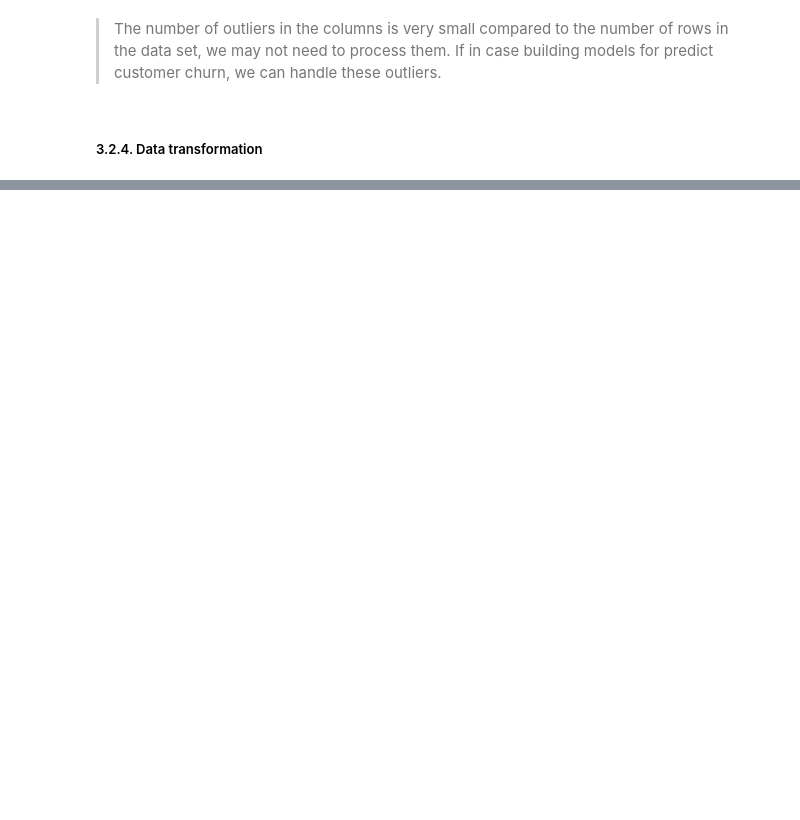
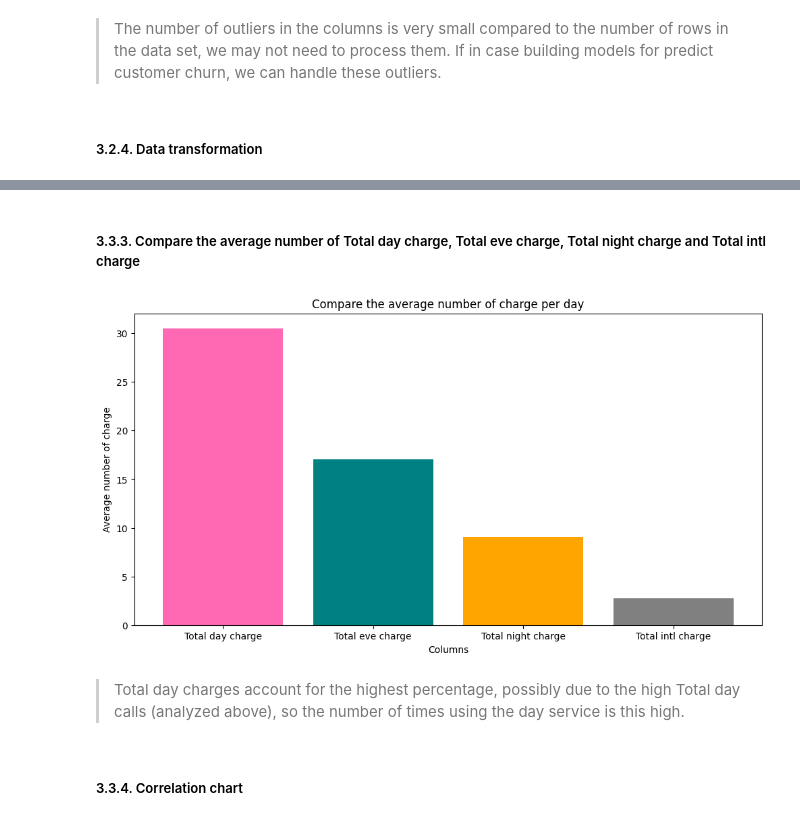
Before and after one commit to hg27haan/Customer-Churn-Prediction-DA, a Jupyter notebook: Source/Customer-Churn-Prediction.ipynb, the cells around one changed output, grey strips where cells are left out. Cells and saved outputs as stored; diff of their text form; code cells hidden in the pictures; blank space fills up the shorter version.

```diff
--- a/Source/Customer-Churn-Prediction.ipynb
+++ b/Source/Customer-Churn-Prediction.ipynb
@@ -323,0 +461,21 @@ Dataframe after transformation
+# %% [markdown]
+##### 3.3.3. Compare the average number of Total day charge, Total eve charge, Total night charge and Total intl charge
+# %%
+columns = ['Total day charge', 'Total eve charge', 'Total night charge', 'Total intl charge']
+
+columns_compare = [df80[column].mean() for column in columns]
+# %%
+plt.figure(figsize=(12,6))
+
+plt.bar(columns, columns_compare, color=['#ff69b4', '#008080', '#ffa500', '#808080'])
+plt.title('Compare the average number of charge per day')
+plt.xlabel('Columns')
+plt.ylabel('Average number of charge')
+
+plt.show()
+# %% [output]
+[figure, added]
+# %% [markdown]
+> Total day charges account for the highest percentage, possibly due to the high Total day calls (analyzed above), so the number of times using the day service is this high.
+# %% [markdown]
+##### 3.3.4. Correlation chart
```
Also changed, not shown: parts of 53 cells of this notebook, 1 other file.
